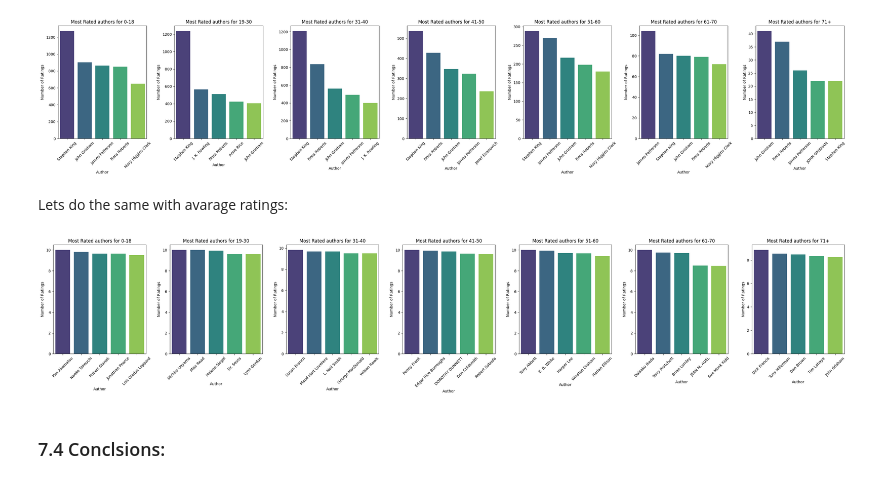
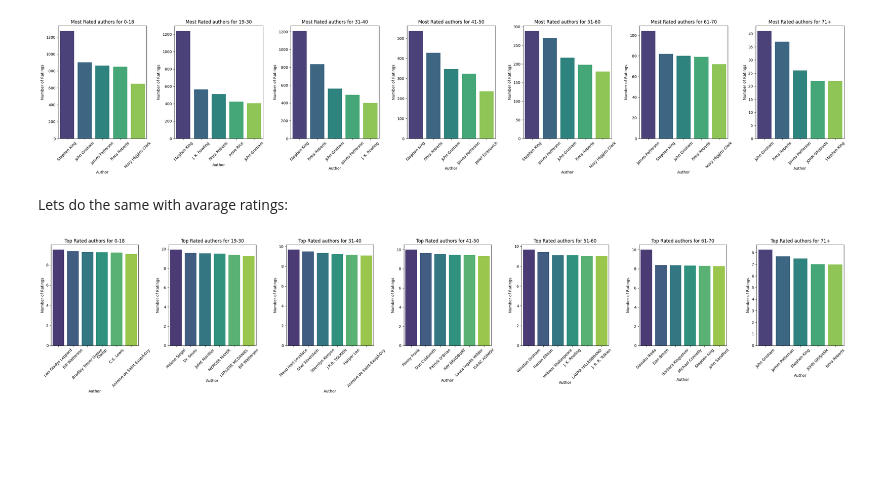
Before and after one commit to BorisBorshevsky/DataPlatHW, a Jupyter notebook: HW1 v3.ipynb, the cells around one changed output. Drawn from its saved outputs; the diff is of its cells as text; code cells hidden in the pictures; blank space fills up the shorter version.

```diff
--- a/HW1 v3.ipynb
+++ b/HW1 v3.ipynb
@@ -824,29 +869,27 @@ Lets do the same with avarage ratings:
 # %%
 fig, axes = plt.subplots(nrows=1, ncols=7, figsize=(30, 6))
 
-def top_authors_by_avg_rating_group(df, idx, age_group=None, min_ratings=10):
+def top_authors_by_avg_rating_group(df, idx, age_group=None, min_ratings=20):
     # Find the top-rated author overall
     # Sort authors by the total number of ratings they received
 
     filtered_age_group = df[df['age_group'] == age_group]
     filtered_age_group = filtered_age_group[filtered_age_group['num_of_ratings'] > min_ratings]
     sorted_authors_by_ratings = filtered_age_group.sort_values(ascending=False, by='avarage_rating').reset_index()
-    top_10_authors_by_ratings = sorted_authors_by_ratings.head(5)
+    top_10_authors_by_ratings = sorted_authors_by_ratings.head(6)
 
     # Plotting the results
     # plt.figure(figsize=(5, 3))
     sns.barplot(x='book_author', y='avarage_rating', data=top_10_authors_by_ratings, palette='viridis', ax=axes[idx])
-    axes[idx].set_title("Most Rated authors for " + age_group)
+    axes[idx].set_title("Top Rated authors for " + age_group)
     axes[idx].set_xlabel('Author')
     axes[idx].set_ylabel('Number of Ratings')
     axes[idx].tick_params(rotation=45, axis='x')  # Rotate x-axis labels for better readability
 
 for i, age_label in enumerate(age_labels):
     top_authors_by_avg_rating_group(df_age_books, i, age_label)
 
 plt.tight_layout()
 plt.show()
 # %% [output]
-[figure, old version]
+[figure, new version]
-# %% [markdown]
-### 7.4 Conclsions:
```
Also changed, not shown: parts of 5 cells of this notebook.
